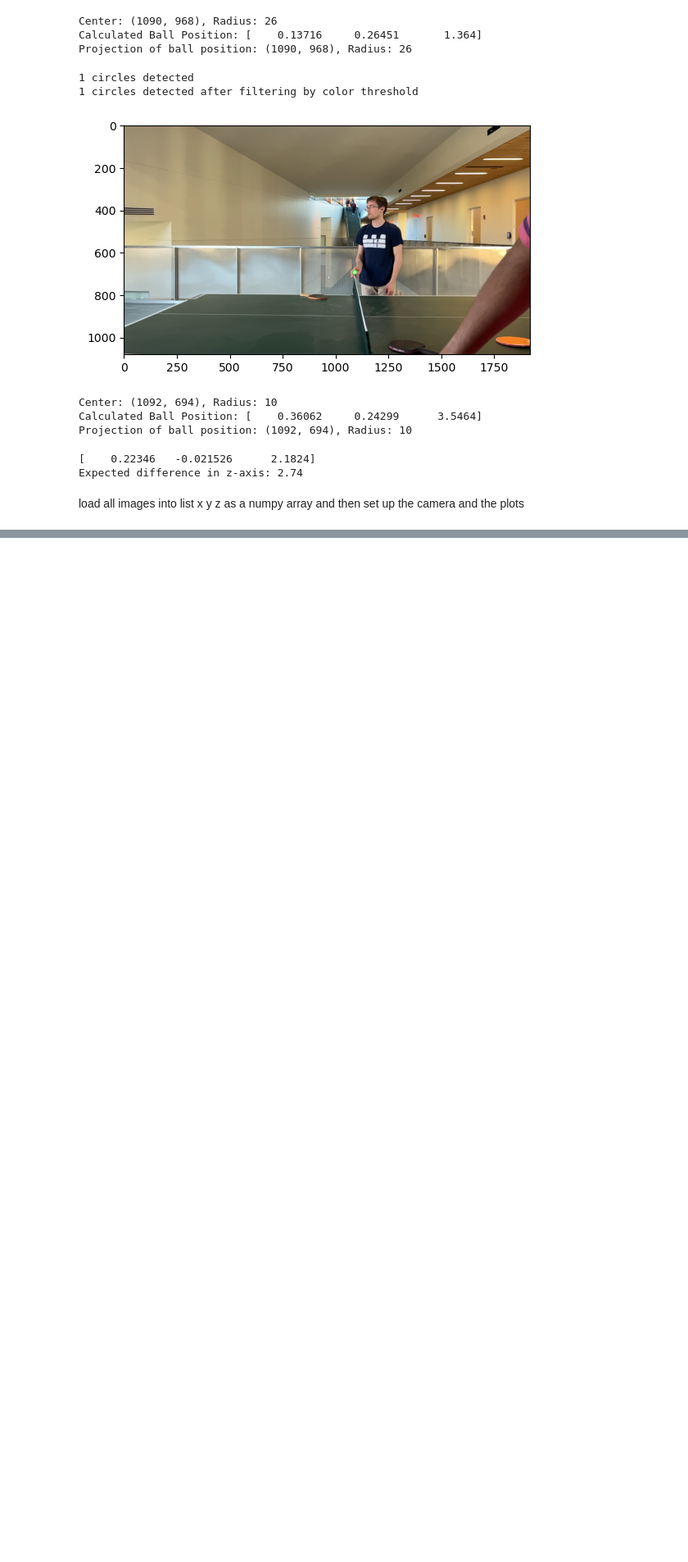
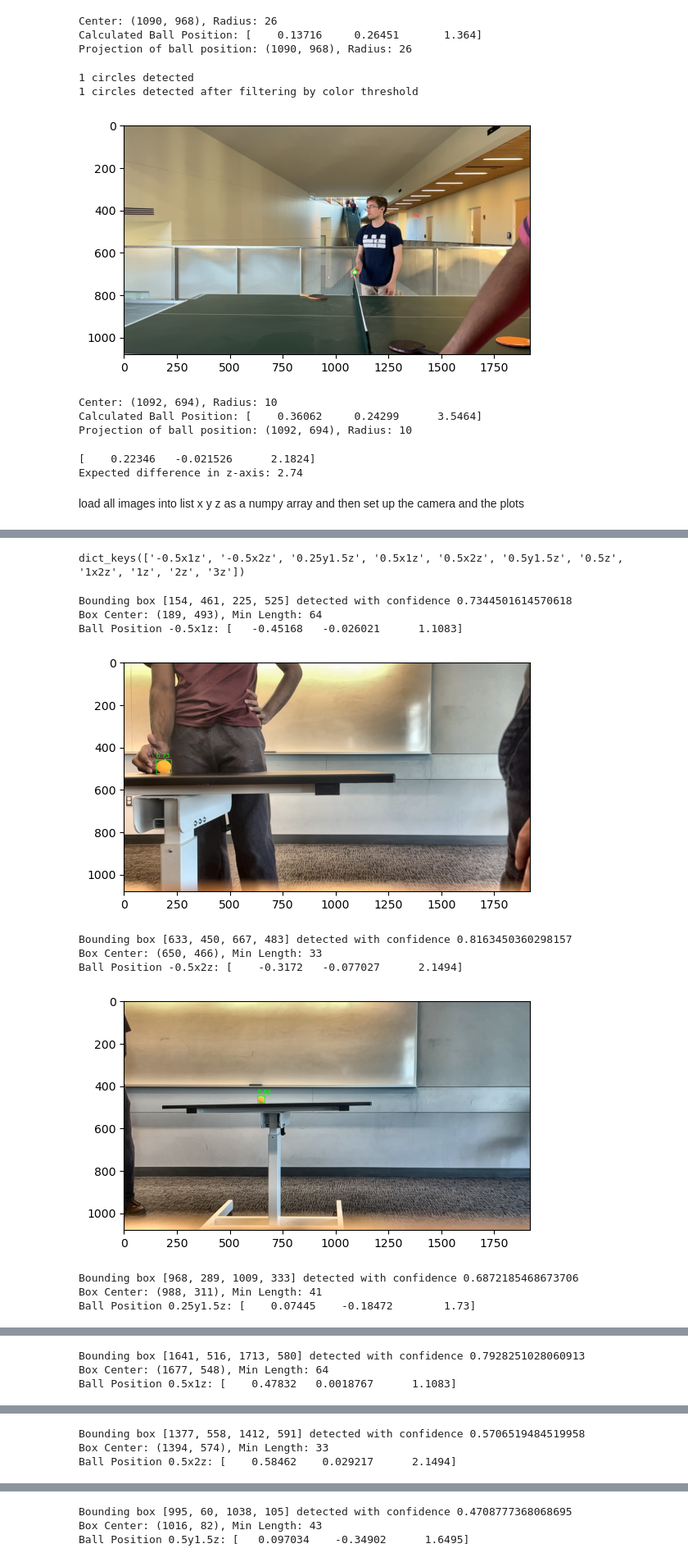
Before and after one commit to Priyanshu4/PingPongTracking, a Jupyter notebook: notebooks/calibration_test.ipynb, the cells around one changed output, grey strips where cells are left out. Shown at 82% size. Drawn from its saved outputs; the diff is of its cells as text; code cells hidden in the pictures; blank space fills up the shorter version.

```diff
--- a/notebooks/calibration_test.ipynb
+++ b/notebooks/calibration_test.ipynb
@@ -195,0 +223,4 @@ camera = CameraPose(camera_position, camera_orientation, mirror_y=False)
+# %%
+print(pictures_dict.keys())
+# %% [output]
+dict_keys(['-0.5x1z', '-0.5x2z', '0.25y1.5z', '0.5x1z', '0.5x2z', '0.5y1.5z', '0.5z', '1x2z', '1z', '2z', '3z'])
@@ -195,0 +249,46 @@ camera = CameraPose(camera_position, camera_orientation, mirror_y=False)
+# %%
+
+for k, frame in pictures_dict.items():
+    frame = adjust_contrast(frame)
+    box, conf = detector.detect(frame, yolo_verbose = False, debug_plots = False)
+    annotated_frame = frame.copy()
+    prev_center_x = 0
+    prev_center_y = 0
+
+    if box is not None:
+        print(f"Bounding box {box} detected with confidence {conf}")
+        detector.draw_bounding_box(annotated_frame, box, conf)
+
+        box_center_x = (box[0] + box[2]) // 2
+        box_center_y = (box[1] + box[3]) // 2
+        diameter = min(box[2] - box[0], box[3] - box[1])
+        print(f"Box Center: ({box_center_x}, {box_center_y}), Min Length: {diameter}")
+
+        center_x = box_center_x
+        center_y = box_center_y
+
+        # Get the ball position
+        ball_position_cam = position_estimator.ball_position_camera_reference_frame(center_x, center_y, diameter)
+
+        ball_positions.append(ball_position_cam)
+
+        print(f"Ball Position {k}: {ball_position_cam}")
+
+        # Display annotated frame
+        plt.figure()
+        plt.imshow(cv2.cvtColor(annotated_frame, cv2.COLOR_BGR2RGB))
+        plt.show()
+    else:
+        print(f"No bounding box detected for {k}")
+# %% [output]
+Bounding box [154, 461, 225, 525] detected with confidence 0.7344501614570618
+Box Center: (189, 493), Min Length: 64
+Ball Position -0.5x1z: [   -0.45168   -0.026021      1.1083]
+[figure, added]
+Bounding box [633, 450, 667, 483] detected with confidence 0.8163450360298157
+Box Center: (650, 466), Min Length: 33
+Ball Position -0.5x2z: [    -0.3172   -0.077027      2.1494]
+[figure, added]
+Bounding box [968, 289, 1009, 333] detected with confidence 0.6872185468673706
+Box Center: (988, 311), Min Length: 41
+Ball Position 0.25y1.5z: [    0.07445    -0.18472        1.73]
@@ -195,0 +296,3 @@ camera = CameraPose(camera_position, camera_orientation, mirror_y=False)
+Bounding box [1641, 516, 1713, 580] detected with confidence 0.7928251028060913
+Box Center: (1677, 548), Min Length: 64
+Ball Position 0.5x1z: [    0.47832   0.0018767      1.1083]
@@ -195,0 +300,3 @@ camera = CameraPose(camera_position, camera_orientation, mirror_y=False)
+Bounding box [1377, 558, 1412, 591] detected with confidence 0.5706519484519958
+Box Center: (1394, 574), Min Length: 33
+Ball Position 0.5x2z: [    0.58462    0.029217      2.1494]
@@ -195,0 +304,3 @@ camera = CameraPose(camera_position, camera_orientation, mirror_y=False)
+Bounding box [995, 60, 1038, 105] detected with confidence 0.4708777368068695
+Box Center: (1016, 82), Min Length: 43
+Ball Position 0.5y1.5z: [   0.097034    -0.34902      1.6495]
```
Also changed, not shown: parts of 15 cells of this notebook, 7 other files.
